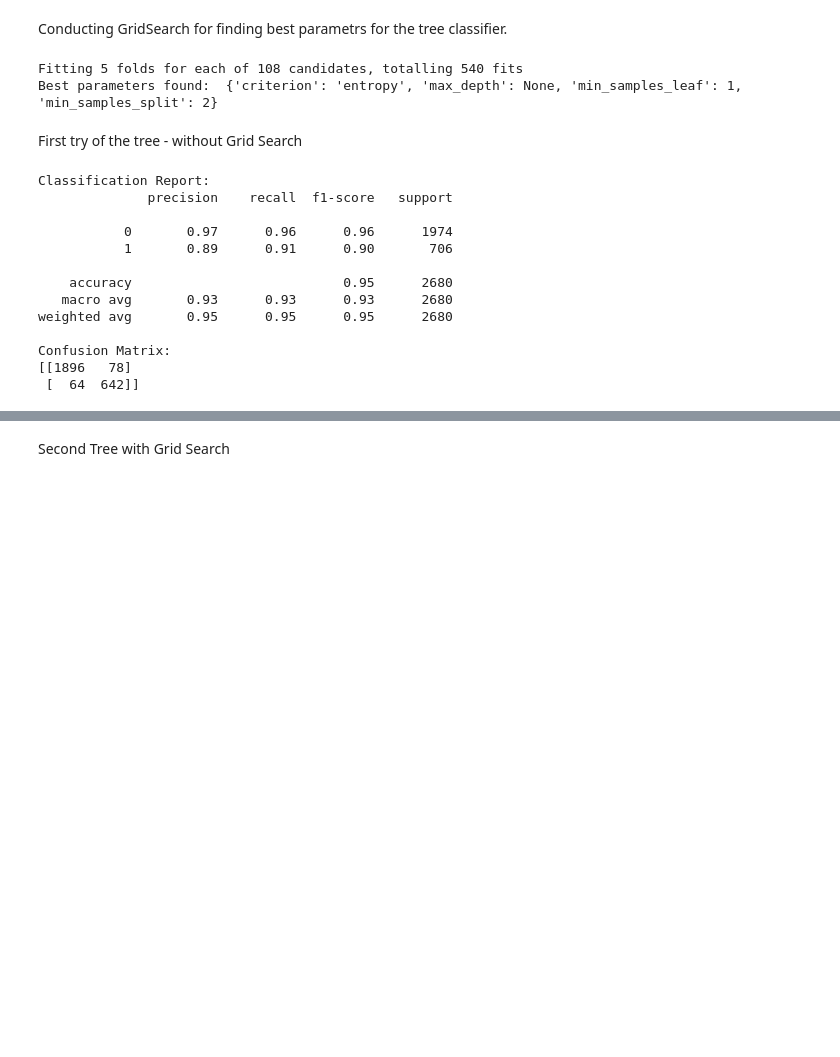
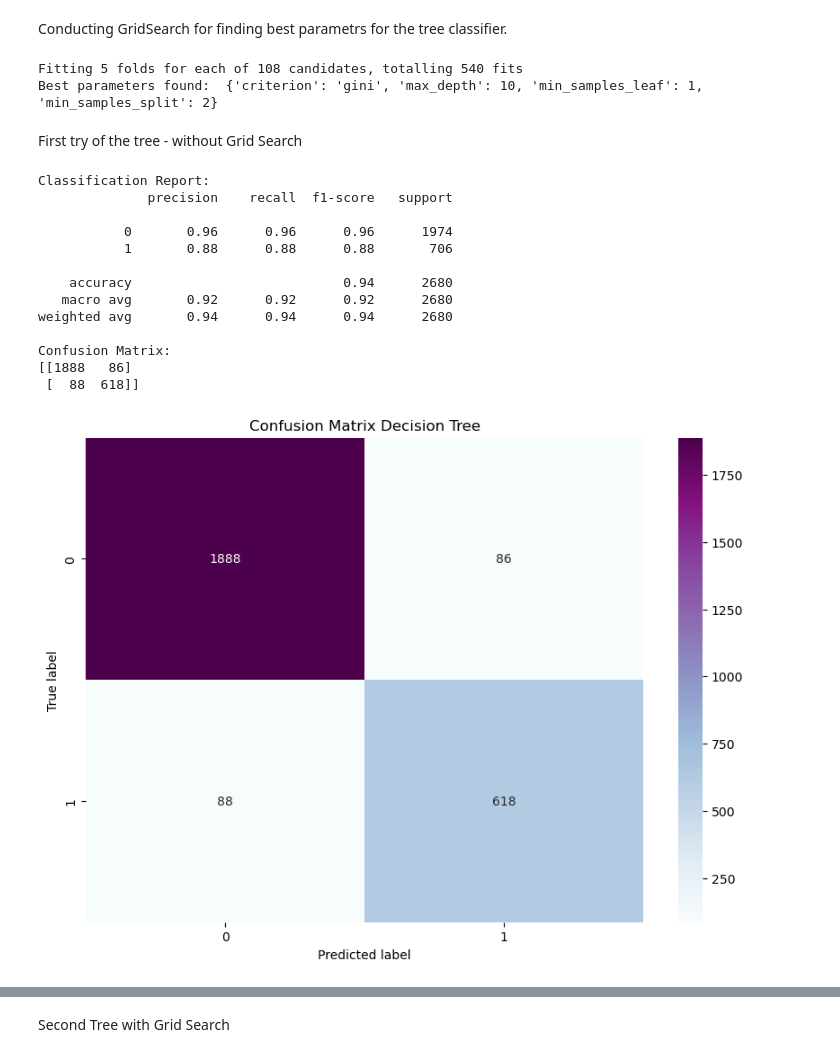
Before and after one commit to kholostovamk/Projects, a Jupyter notebook: ML/classification.ipynb, the cells around one changed output, grey strips where cells are left out. Drawn from its saved outputs; the diff is of its cells as text; code cells hidden in the pictures; blank space fills up the shorter version.

```diff
--- a/ML/classification.ipynb
+++ b/ML/classification.ipynb
@@ -245,10 +254,10 @@ param_grid = {
 }
 
 # Initialize the Decision Tree Classifier
-dt_classifier = DecisionTreeClassifier(random_state=42)
+dt_classifier_grid = DecisionTreeClassifier(random_state=42)
 
 # Initialize GridSearchCV
-grid_search = GridSearchCV(estimator=dt_classifier, param_grid=param_grid,
+grid_search = GridSearchCV(estimator=dt_classifier_grid, param_grid=param_grid,
                            cv=5, n_jobs=-1, verbose=1, scoring='accuracy')
 
 # Fit GridSearchCV to the balanced training data
@@ -259,7 +268,7 @@ grid_search.fit(X_train_smote_selected, y_train_smote)
 print("Best parameters found: ", grid_search.best_params_)
 # %% [output]
 Fitting 5 folds for each of 108 candidates, totalling 540 fits
-Best parameters found:  {'criterion': 'entropy', 'max_depth': None, 'min_samples_leaf': 1, 'min_samples_split': 2}
+Best parameters found:  {'criterion': 'gini', 'max_depth': 10, 'min_samples_leaf': 1, 'min_samples_split': 2}
 # %% [markdown]
 First try of the tree - without Grid Search
 # %%
@@ -284,18 +293,29 @@ print("Classification Report:")
 print(classification_report(y_test, y_pred))
 
 print("Confusion Matrix:")
-print(confusion_matrix(y_test, y_pred))
+cm_tree = confusion_matrix(y_test, y_pred)
+print(cm_tree)
 # %% [output]
 Classification Report:
               precision    recall  f1-score   support
 
-           0       0.97      0.96      0.96      1974
-           1       0.89      0.91      0.90       706
+           0       0.96      0.96      0.96      1974
+           1       0.88      0.88      0.88       706
 
-    accuracy                           0.95      2680
-   macro avg       0.93      0.93      0.93      2680
-weighted avg       0.95      0.95      0.95      2680
+    accuracy                           0.94      2680
+   macro avg       0.92      0.92      0.92      2680
+weighted avg       0.94      0.94      0.94      2680
 
 Confusion Matrix:
-[[1896   78]
- [  64  642]]
+[[1888   86]
+ [  88  618]]
+# %%
+# Create a heatmap
+plt.figure(figsize=(10,7))
+sns.heatmap(cm_tree, annot=True, fmt="d", cmap = 'BuPu')
+plt.title("Confusion Matrix Decision Tree")
+plt.ylabel('True label')
+plt.xlabel('Predicted label')
+plt.show()
+# %% [output]
+[figure, added]
```
Also changed, not shown: parts of 21 cells of this notebook, 3 other files.
